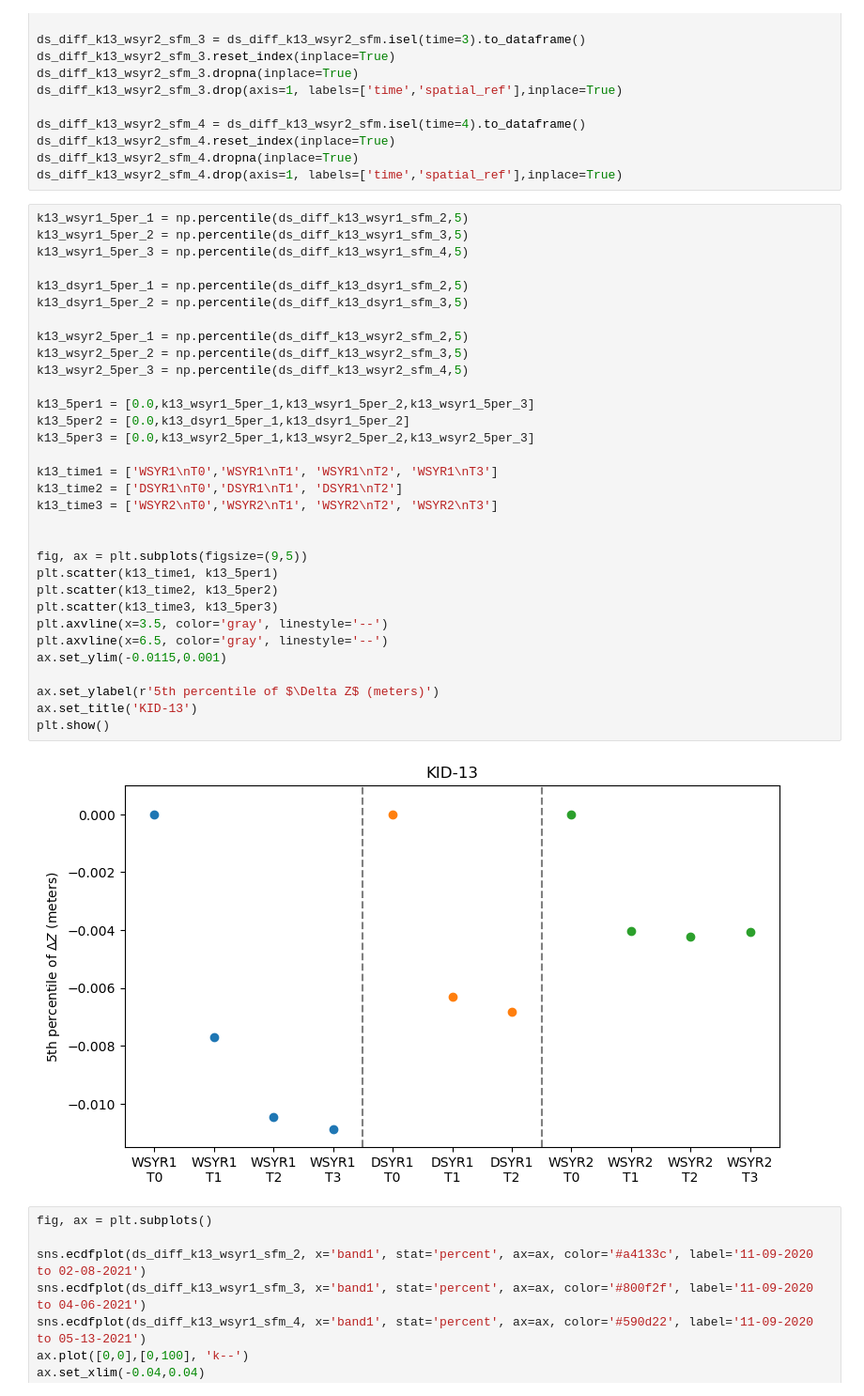
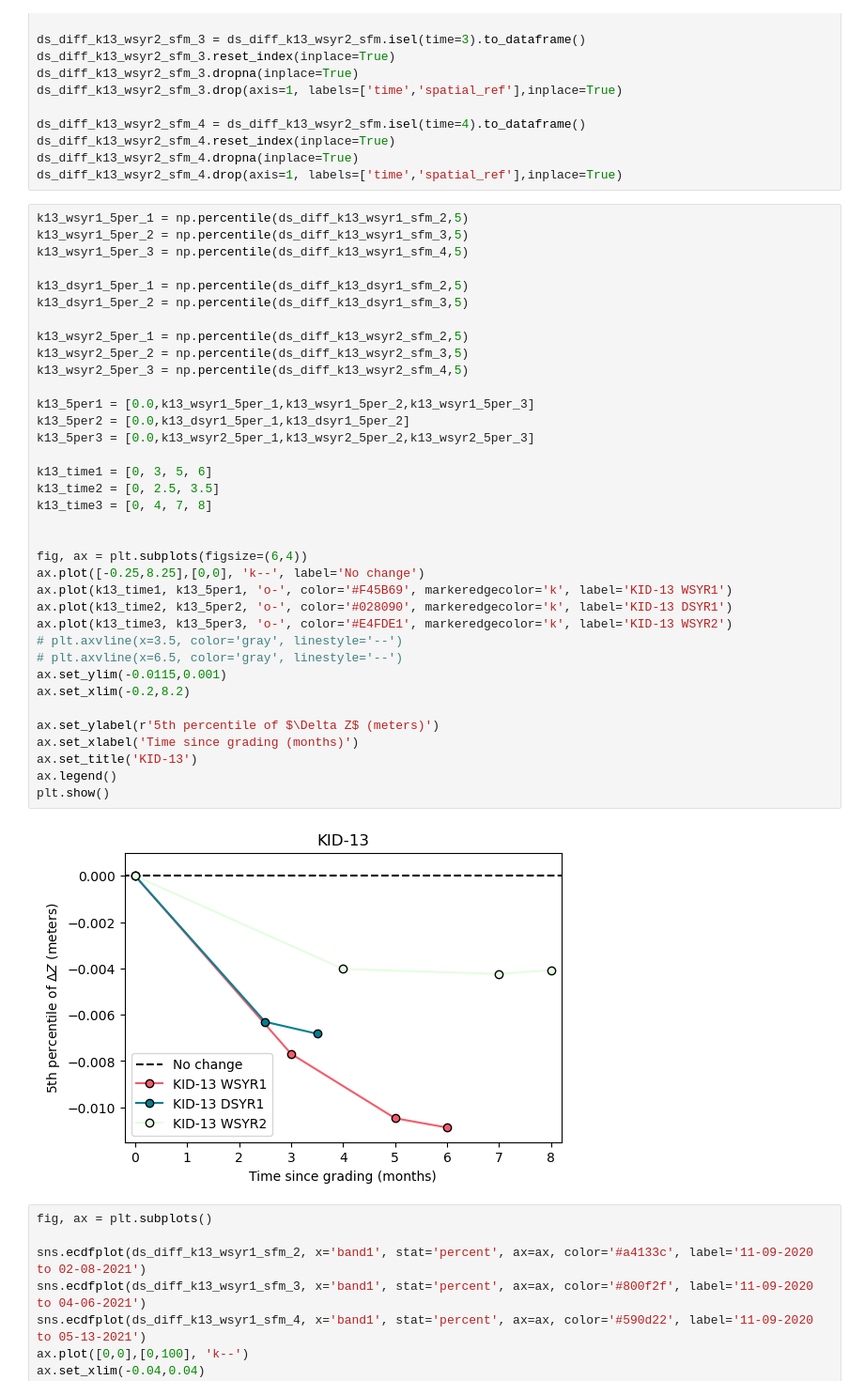
Before and after one commit to amanaster2/micro_diff, a Jupyter notebook: notebooks/stats.ipynb, the cells around one changed output. Shown at 94% size. Cells and saved outputs as stored; diff of their text form.

Commit message:
Updated 5th% deltaZ plots

```diff
--- a/notebooks/stats.ipynb
+++ b/notebooks/stats.ipynb
@@ -72,37 +72,41 @@ ds_diff_k13_wsyr2_sfm_4.drop(axis=1, labels=['time','spatial_ref'],inplace=True)
 # %%
 k13_wsyr1_5per_1 = np.percentile(ds_diff_k13_wsyr1_sfm_2,5)
 k13_wsyr1_5per_2 = np.percentile(ds_diff_k13_wsyr1_sfm_3,5)
 k13_wsyr1_5per_3 = np.percentile(ds_diff_k13_wsyr1_sfm_4,5)
 
 k13_dsyr1_5per_1 = np.percentile(ds_diff_k13_dsyr1_sfm_2,5)
 k13_dsyr1_5per_2 = np.percentile(ds_diff_k13_dsyr1_sfm_3,5)
 
 k13_wsyr2_5per_1 = np.percentile(ds_diff_k13_wsyr2_sfm_2,5)
 k13_wsyr2_5per_2 = np.percentile(ds_diff_k13_wsyr2_sfm_3,5)
 k13_wsyr2_5per_3 = np.percentile(ds_diff_k13_wsyr2_sfm_4,5)
 
 k13_5per1 = [0.0,k13_wsyr1_5per_1,k13_wsyr1_5per_2,k13_wsyr1_5per_3]
 k13_5per2 = [0.0,k13_dsyr1_5per_1,k13_dsyr1_5per_2]
 k13_5per3 = [0.0,k13_wsyr2_5per_1,k13_wsyr2_5per_2,k13_wsyr2_5per_3]
 
-k13_time1 = ['WSYR1\nT0','WSYR1\nT1', 'WSYR1\nT2', 'WSYR1\nT3']
-k13_time2 = ['DSYR1\nT0','DSYR1\nT1', 'DSYR1\nT2']
-k13_time3 = ['WSYR2\nT0','WSYR2\nT1', 'WSYR2\nT2', 'WSYR2\nT3']
+k13_time1 = [0, 3, 5, 6]
+k13_time2 = [0, 2.5, 3.5]
+k13_time3 = [0, 4, 7, 8]
 
 
-fig, ax = plt.subplots(figsize=(9,5))
-plt.scatter(k13_time1, k13_5per1)
-plt.scatter(k13_time2, k13_5per2)
-plt.scatter(k13_time3, k13_5per3)
-plt.axvline(x=3.5, color='gray', linestyle='--')
-plt.axvline(x=6.5, color='gray', linestyle='--')
+fig, ax = plt.subplots(figsize=(6,4))
+ax.plot([-0.25,8.25],[0,0], 'k--', label='No change')
+ax.plot(k13_time1, k13_5per1, 'o-', color='#F45B69', markeredgecolor='k', label='KID-13 WSYR1')
+ax.plot(k13_time2, k13_5per2, 'o-', color='#028090', markeredgecolor='k', label='KID-13 DSYR1')
+ax.plot(k13_time3, k13_5per3, 'o-', color='#E4FDE1', markeredgecolor='k', label='KID-13 WSYR2')
+# plt.axvline(x=3.5, color='gray', linestyle='--')
+# plt.axvline(x=6.5, color='gray', linestyle='--')
 ax.set_ylim(-0.0115,0.001)
+ax.set_xlim(-0.2,8.2)
 
 ax.set_ylabel(r'5th percentile of $\Delta Z$ (meters)')
+ax.set_xlabel('Time since grading (months)')
 ax.set_title('KID-13')
+ax.legend()
 plt.show()
 # %% [output]
-[figure, old version]
+[figure, new version]
 # %%
 fig, ax = plt.subplots()
 
```
Also changed, not shown: parts of 1 cell of this notebook.
